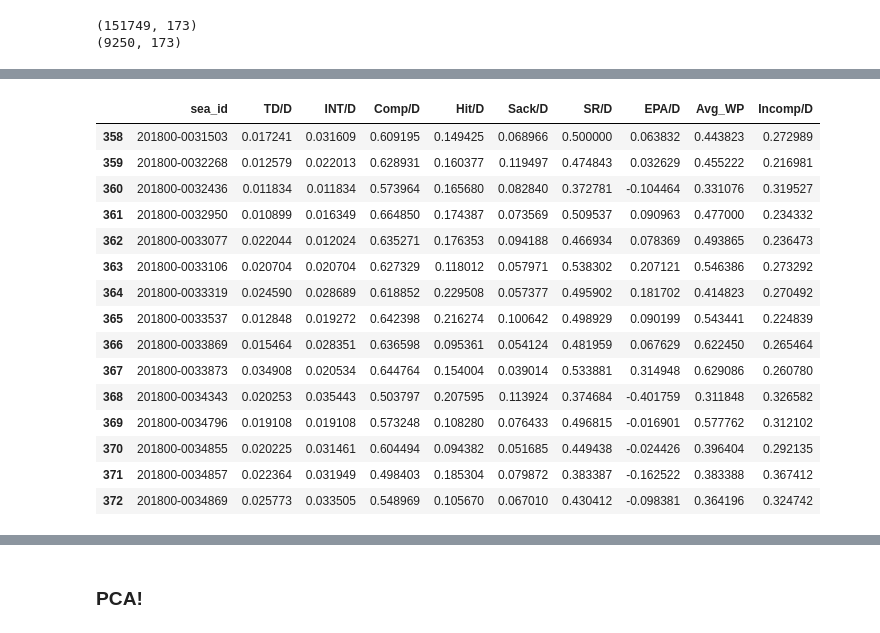
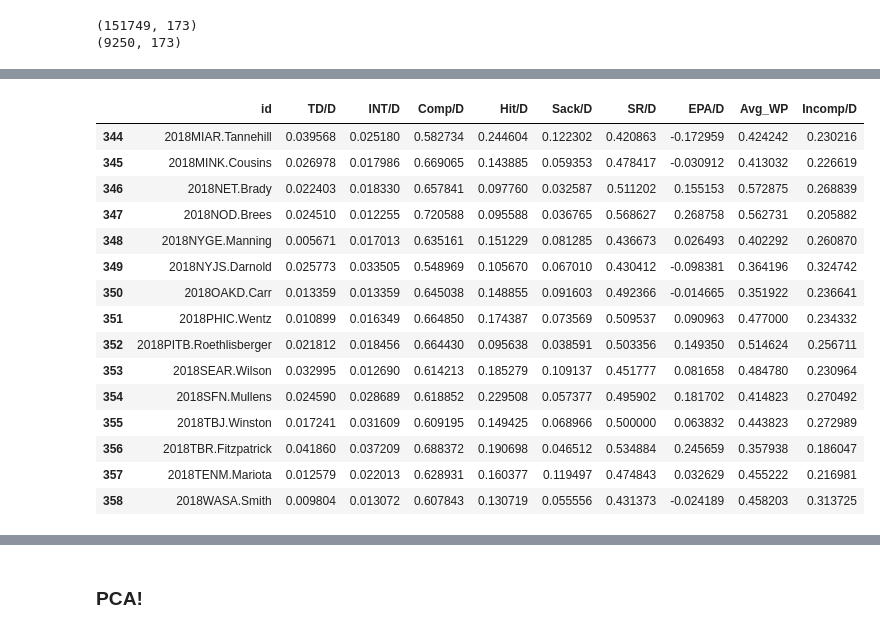
Before and after one commit to btatkinson/player_vectors, a Jupyter notebook: player_vectors.ipynb, the cells around one changed output, grey strips where cells are left out. Cells and saved outputs as stored; diff of their text form; code cells hidden in the pictures.

```diff
--- a/player_vectors.ipynb
+++ b/player_vectors.ipynb
@@ -139,18 +141,33 @@ qb_passes['sea_id'] = qb_passes['season'].astype(str) + qb_passes['passer_player
 qb_rushes['sea_id'] = qb_rushes['season'].astype(str) + qb_rushes['rusher_player_id']
 # %%
 # only take qbs with at least 3 rushes and 100 passes
-gb = qb_rushes.groupby(['sea_id'])['epa'].count()
+gb = qb_rushes.groupby(['id'])['epa'].count()
 gb = gb.loc[gb >= 3].reset_index()
-run_ids = list(gb['sea_id'].unique())
+run_ids = list(gb['id'].unique())
 
-gb = qb_passes.groupby(['sea_id'])['epa'].count()
+gb = qb_passes.groupby(['id'])['epa'].count()
 gb = gb.loc[gb >= 100].reset_index()
-pass_ids = list(gb['sea_id'].unique())
+pass_ids = list(gb['id'].unique())
+
+# get game count
+gc = qb_passes.groupby(['id'])['game_id'].nunique()
+
+# only use qbs with over 5 games
+
+gc = gc.loc[gc > 5]
+gc = gc.reset_index()
+enough_games = list(gc.id.values)
 
 qb_ids = []
 for pid in pass_ids:
     if pid in run_ids:
-        qb_ids.append(pid)
+        if pid in enough_games:
+            qb_ids.append(pid)
 
-print(str(len(qb_ids)) + " Quarterbacks meet the criteria")
+qb_passes = qb_passes.loc[qb_passes['id'].isin(qb_ids)]
+qb_rushes = qb_rushes.loc[qb_rushes['id'].isin(qb_ids)]
+
+gc = gc.loc[gc['id'].isin(qb_ids)]
+
+print(str(len(set(qb_ids))) + " Quarterbacks meet the criteria")
 # %% [output]
@@ -170,15 +187,3 @@ def explosiveness(x):
     # Gini coefficient
     g = 0.5 * rmad
     return g
-# %%
-# get game count
-gc = qb_passes.groupby(['sea_id'])['game_id'].nunique()
-
-# only use qbs with over 5 games
-
-gc = gc.loc[gc > 5]
-gc = gc.reset_index()
-print(gc.head())
-
-qb_passes = qb_passes.loc[qb_passes['sea_id'].isin(list(gc.sea_id.values))]
-qb_rushes = qb_rushes.loc[qb_rushes['sea_id'].isin(list(gc.sea_id.values))]
@@ -226,35 +236,36 @@ def is_success(epa):
 qb_passes['success'] = qb_passes.apply(lambda row: is_success(row['epa']),axis=1)
 # %%
 # total dropbacks
-dbs = qb_passes.groupby(['sea_id'])['epa'].count().reset_index()
+dbs = qb_passes.groupby(['id'])['epa'].count().reset_index()
 dbs = dbs.rename(columns={'epa':'dropbacks'})
 
+
 # average columns to get per dropback numbers
-means = qb_passes.groupby(['sea_id'])['touchdown','interception','complete_pass','qb_hit','sack','success','epa','wp'].mean().reset_index()
+means = qb_passes.groupby(['id'])['touchdown','interception','complete_pass','qb_hit','sack','success','epa','wp'].mean().reset_index()
 
 means = means.rename(columns={'touchdown':'TD/D','interception':'INT/D','complete_pass':'Comp/D','qb_hit':'Hit/D',
                               'sack':'Sack/D','success':'SR/D','epa':'EPA/D','wp':'Avg_WP'})
 
 means['Incomp/D'] = 1-means['TD/D'] - means['INT/D'] - means['Comp/D'] - means['Sack/D']
 
 means.tail(15)
 # %% [output]
-|  | sea_id | TD/D | INT/D | Comp/D | Hit/D | Sack/D | SR/D | EPA/D | Avg_WP | Incomp/D |
-| 358 | 201800-0031503 | 0.017241 | 0.031609 | 0.609195 | 0.149425 | 0.068966 | 0.500000 | 0.063832 | 0.443823 | 0.272989 |
-| 359 | 201800-0032268 | 0.012579 | 0.022013 | 0.628931 | 0.160377 | 0.119497 | 0.474843 | 0.032629 | 0.455222 | 0.216981 |
-| 360 | 201800-0032436 | 0.011834 | 0.011834 | 0.573964 | 0.165680 | 0.082840 | 0.372781 | -0.104464 | 0.331076 | 0.319527 |
-| 361 | 201800-0032950 | 0.010899 | 0.016349 | 0.664850 | 0.174387 | 0.073569 | 0.509537 | 0.090963 | 0.477000 | 0.234332 |
-| 362 | 201800-0033077 | 0.022044 | 0.012024 | 0.635271 | 0.176353 | 0.094188 | 0.466934 | 0.078369 | 0.493865 | 0.236473 |
-| 363 | 201800-0033106 | 0.020704 | 0.020704 | 0.627329 | 0.118012 | 0.057971 | 0.538302 | 0.207121 | 0.546386 | 0.273292 |
-| 364 | 201800-0033319 | 0.024590 | 0.028689 | 0.618852 | 0.229508 | 0.057377 | 0.495902 | 0.181702 | 0.414823 | 0.270492 |
-| 365 | 201800-0033537 | 0.012848 | 0.019272 | 0.642398 | 0.216274 | 0.100642 | 0.498929 | 0.090199 | 0.543441 | 0.224839 |
-| 366 | 201800-0033869 | 0.015464 | 0.028351 | 0.636598 | 0.095361 | 0.054124 | 0.481959 | 0.067629 | 0.622450 | 0.265464 |
-| 367 | 201800-0033873 | 0.034908 | 0.020534 | 0.644764 | 0.154004 | 0.039014 | 0.533881 | 0.314948 | 0.629086 | 0.260780 |
-| 368 | 201800-0034343 | 0.020253 | 0.035443 | 0.503797 | 0.207595 | 0.113924 | 0.374684 | -0.401759 | 0.311848 | 0.326582 |
-| 369 | 201800-0034796 | 0.019108 | 0.019108 | 0.573248 | 0.108280 | 0.076433 | 0.496815 | -0.016901 | 0.577762 | 0.312102 |
-| 370 | 201800-0034855 | 0.020225 | 0.031461 | 0.604494 | 0.094382 | 0.051685 | 0.449438 | -0.024426 | 0.396404 | 0.292135 |
-| 371 | 201800-0034857 | 0.022364 | 0.031949 | 0.498403 | 0.185304 | 0.079872 | 0.383387 | -0.162522 | 0.383388 | 0.367412 |
-| 372 | 201800-0034869 | 0.025773 | 0.033505 | 0.548969 | 0.105670 | 0.067010 | 0.430412 | -0.098381 | 0.364196 | 0.324742 |
+|  | id | TD/D | INT/D | Comp/D | Hit/D | Sack/D | SR/D | EPA/D | Avg_WP | Incomp/D |
+| 344 | 2018MIAR.Tannehill | 0.039568 | 0.025180 | 0.582734 | 0.244604 | 0.122302 | 0.420863 | -0.172959 | 0.424242 | 0.230216 |
+| 345 | 2018MINK.Cousins | 0.026978 | 0.017986 | 0.669065 | 0.143885 | 0.059353 | 0.478417 | -0.030912 | 0.413032 | 0.226619 |
+| 346 | 2018NET.Brady | 0.022403 | 0.018330 | 0.657841 | 0.097760 | 0.032587 | 0.511202 | 0.155153 | 0.572875 | 0.268839 |
+| 347 | 2018NOD.Brees | 0.024510 | 0.012255 | 0.720588 | 0.095588 | 0.036765 | 0.568627 | 0.268758 | 0.562731 | 0.205882 |
+| 348 | 2018NYGE.Manning | 0.005671 | 0.017013 | 0.635161 | 0.151229 | 0.081285 | 0.436673 | 0.026493 | 0.402292 | 0.260870 |
+| 349 | 2018NYJS.Darnold | 0.025773 | 0.033505 | 0.548969 | 0.105670 | 0.067010 | 0.430412 | -0.098381 | 0.364196 | 0.324742 |
+| 350 | 2018OAKD.Carr | 0.013359 | 0.013359 | 0.645038 | 0.148855 | 0.091603 | 0.492366 | -0.014665 | 0.351922 | 0.236641 |
+| 351 | 2018PHIC.Wentz | 0.010899 | 0.016349 | 0.664850 | 0.174387 | 0.073569 | 0.509537 | 0.090963 | 0.477000 | 0.234332 |
+| 352 | 2018PITB.Roethlisberger | 0.021812 | 0.018456 | 0.664430 | 0.095638 | 0.038591 | 0.503356 | 0.149350 | 0.514624 | 0.256711 |
+| 353 | 2018SEAR.Wilson | 0.032995 | 0.012690 | 0.614213 | 0.185279 | 0.109137 | 0.451777 | 0.081658 | 0.484780 | 0.230964 |
+| 354 | 2018SFN.Mullens | 0.024590 | 0.028689 | 0.618852 | 0.229508 | 0.057377 | 0.495902 | 0.181702 | 0.414823 | 0.270492 |
+| 355 | 2018TBJ.Winston | 0.017241 | 0.031609 | 0.609195 | 0.149425 | 0.068966 | 0.500000 | 0.063832 | 0.443823 | 0.272989 |
+| 356 | 2018TBR.Fitzpatrick | 0.041860 | 0.037209 | 0.688372 | 0.190698 | 0.046512 | 0.534884 | 0.245659 | 0.357938 | 0.186047 |
+| 357 | 2018TENM.Mariota | 0.012579 | 0.022013 | 0.628931 | 0.160377 | 0.119497 | 0.474843 | 0.032629 | 0.455222 | 0.216981 |
+| 358 | 2018WASA.Smith | 0.009804 | 0.013072 | 0.607843 | 0.130719 | 0.055556 | 0.431373 | -0.024189 | 0.458203 | 0.313725 |
 # %%
 # divide into completions and incompletions and sacks
 qb_comps = qb_passes.loc[qb_passes.complete_pass==1]
```
Also changed, not shown: parts of 22 cells of this notebook.
